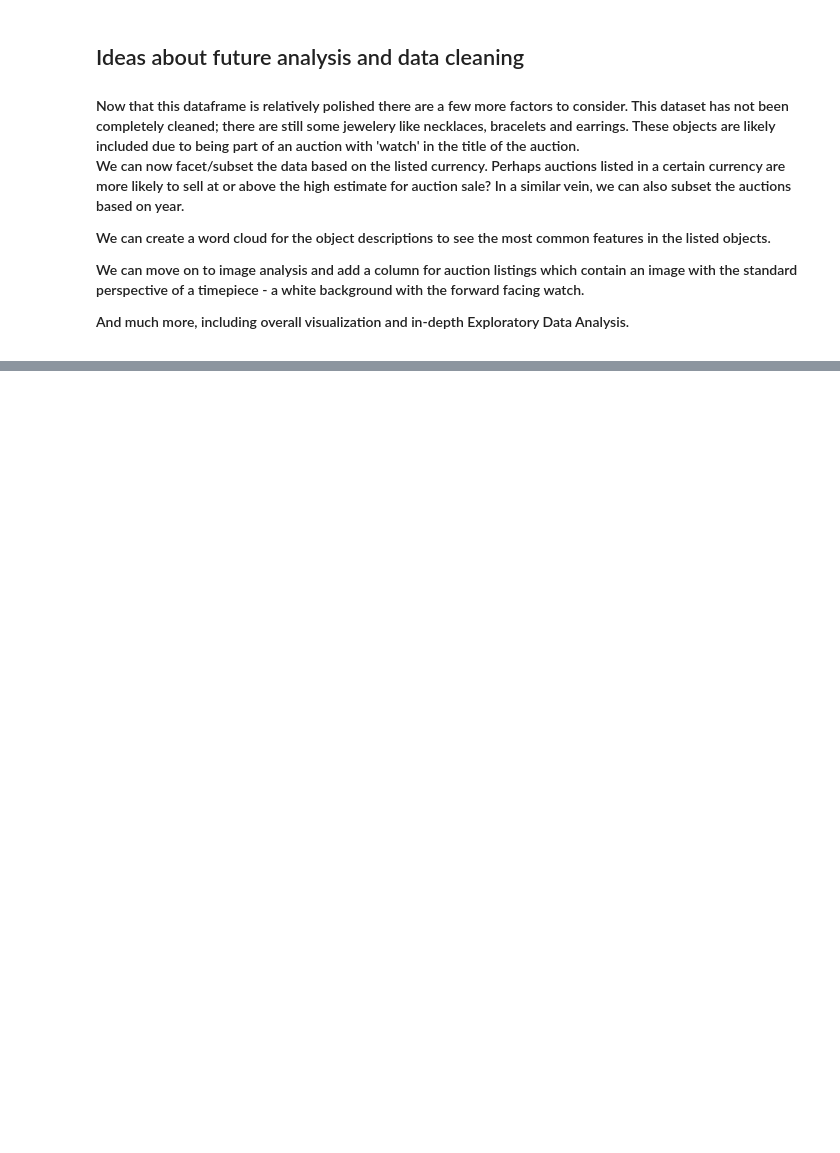
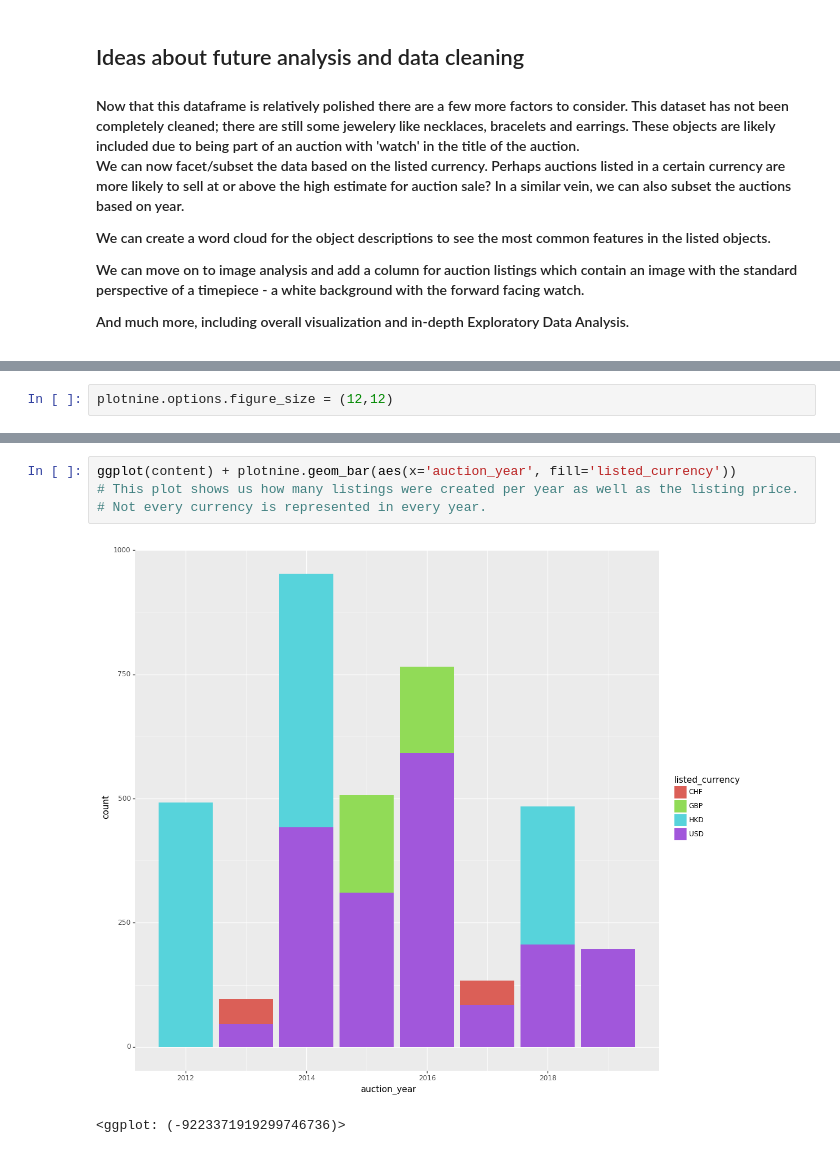
Before and after one commit to cjGO/portfolio, a Jupyter notebook: WatchAuctions/polishWatches-p1.ipynb, the cells around one changed output, grey strips where cells are left out. Drawn from its saved outputs; the diff is of its cells as text; blank space fills up the shorter version.

```diff
--- a/WatchAuctions/polishWatches-p1.ipynb
+++ b/WatchAuctions/polishWatches-p1.ipynb
@@ -284,0 +310,2 @@ And much more, including overall visualization and in-depth Exploratory Data Ana
+# %%
+plotnine.options.figure_size = (12,12)
@@ -284,0 +351,7 @@ And much more, including overall visualization and in-depth Exploratory Data Ana
+# %%
+ggplot(content) + plotnine.geom_bar(aes(x='auction_year', fill='listed_currency'))
+# This plot shows us how many listings were created per year as well as the listing price.
+# Not every currency is represented in every year.
+# %% [output]
+[figure, added]
+<ggplot: (-9223371919299746736)>
```
Also changed, not shown: parts of 54 cells of this notebook.
